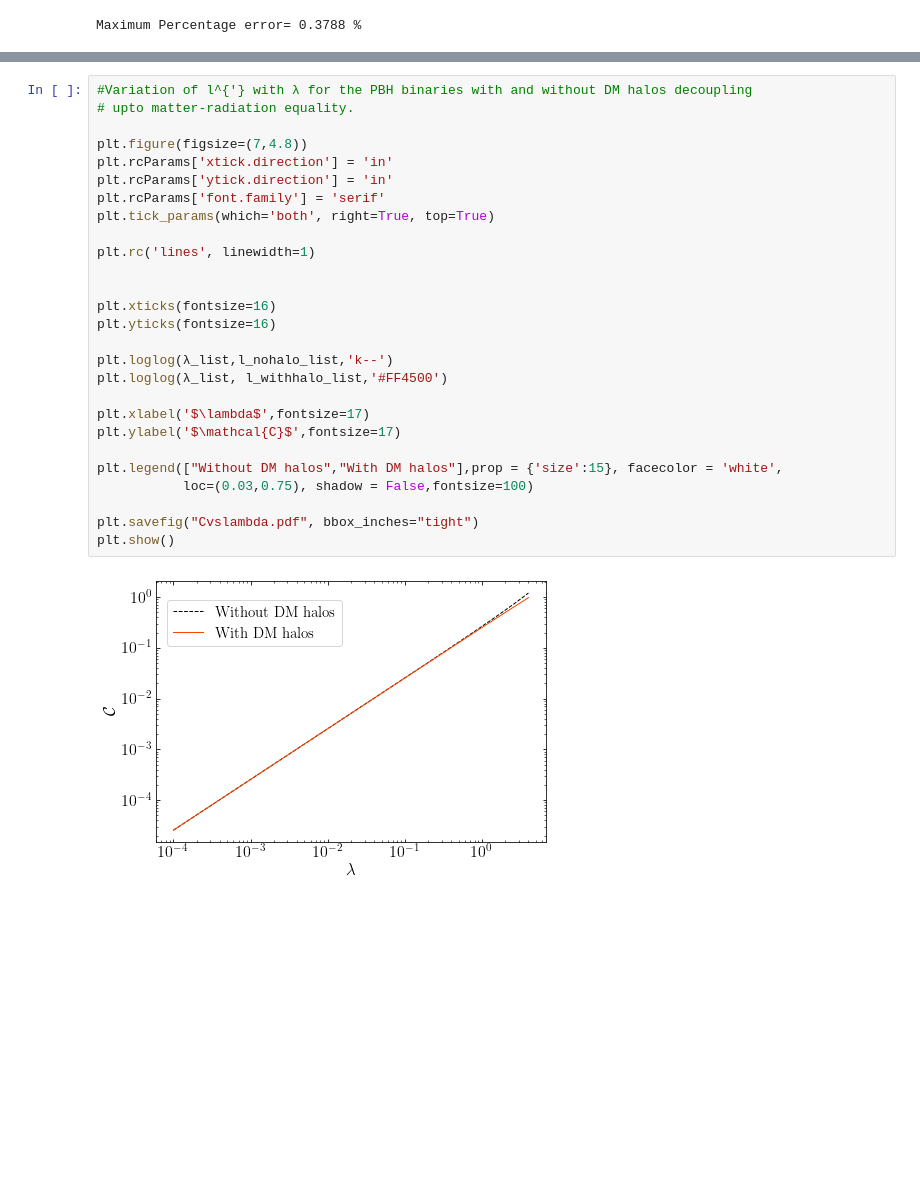
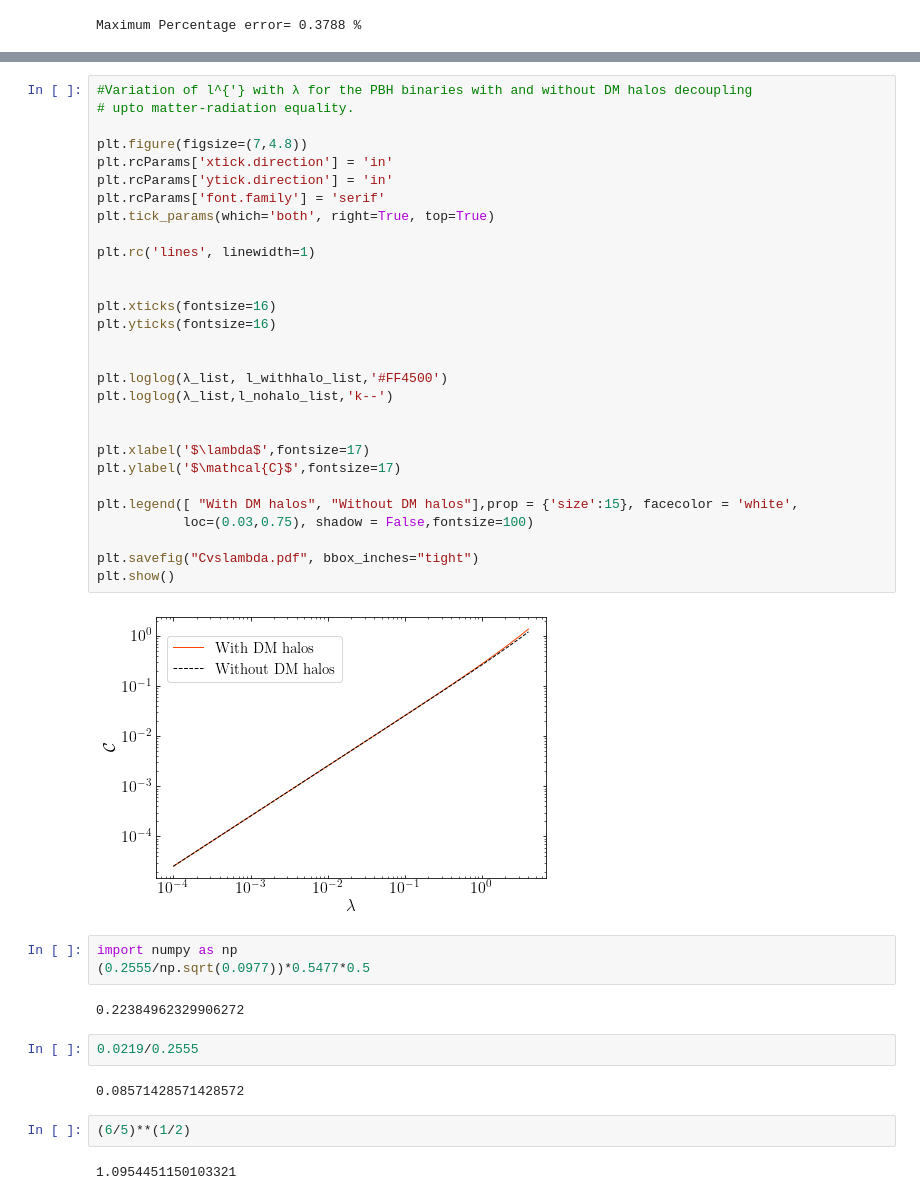
Before and after one commit to pratibhajangra591/Ifca-github, a Jupyter notebook: C vs λ.ipynb, the cells around one changed output, grey strips where cells are left out. Saved outputs shown, nothing was run; the diff lists cells and outputs as text; blank space fills up the shorter version.

```diff
--- a/C vs λ.ipynb
+++ b/C vs λ.ipynb
@@ -300,29 +318,44 @@ Maximum Percentage error= 0.1391 %
 # %%
 #Variation of l^{'} with λ for the PBH binaries with and without DM halos decoupling
 # upto matter-radiation equality.
 
 plt.figure(figsize=(7,4.8))
 plt.rcParams['xtick.direction'] = 'in'
 plt.rcParams['ytick.direction'] = 'in'
 plt.rcParams['font.family'] = 'serif'
 plt.tick_params(which='both', right=True, top=True)
 
 plt.rc('lines', linewidth=1)
 
 
 plt.xticks(fontsize=16)
 plt.yticks(fontsize=16)
 
+
+plt.loglog(λ_list, l_withhalo_list,'#FF4500')
 plt.loglog(λ_list,l_nohalo_list,'k--')
-plt.loglog(λ_list, l_withhalo_list,'#FF4500')
+
 
 plt.xlabel('$\lambda$',fontsize=17)
 plt.ylabel('$\mathcal{C}$',fontsize=17)
 
-plt.legend(["Without DM halos","With DM halos"],prop = {'size':15}, facecolor = 'white',
+plt.legend([ "With DM halos", "Without DM halos"],prop = {'size':15}, facecolor = 'white',
            loc=(0.03,0.75), shadow = False,fontsize=100)
 
 plt.savefig("Cvslambda.pdf", bbox_inches="tight")
 plt.show()
 # %% [output]
-[figure, old version]
+[figure, new version]
+# %%
+import numpy as np
+(0.2555/np.sqrt(0.0977))*0.5477*0.5
+# %% [output]
+0.22384962329906272
+# %%
+0.0219/0.2555
+# %% [output]
+0.08571428571428572
+# %%
+(6/5)**(1/2)
+# %% [output]
+1.0954451150103321
```
Also changed, not shown: parts of 8 cells of this notebook.
